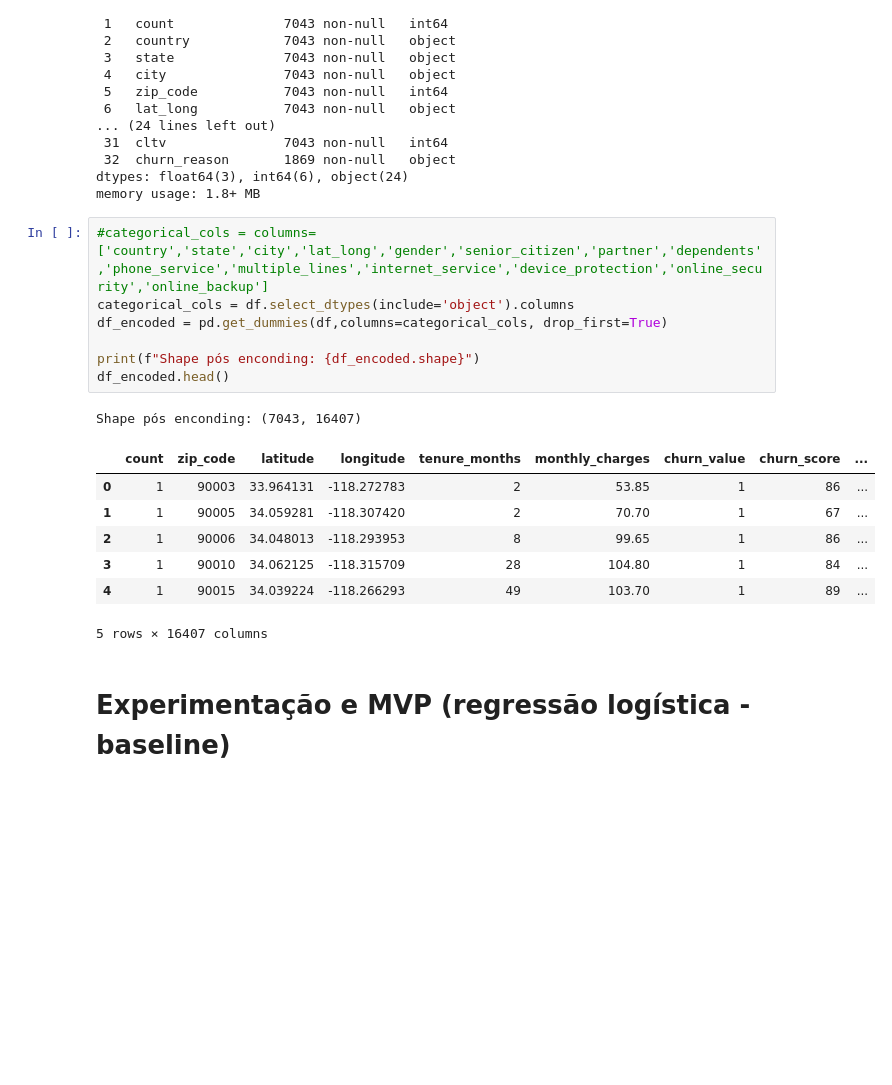
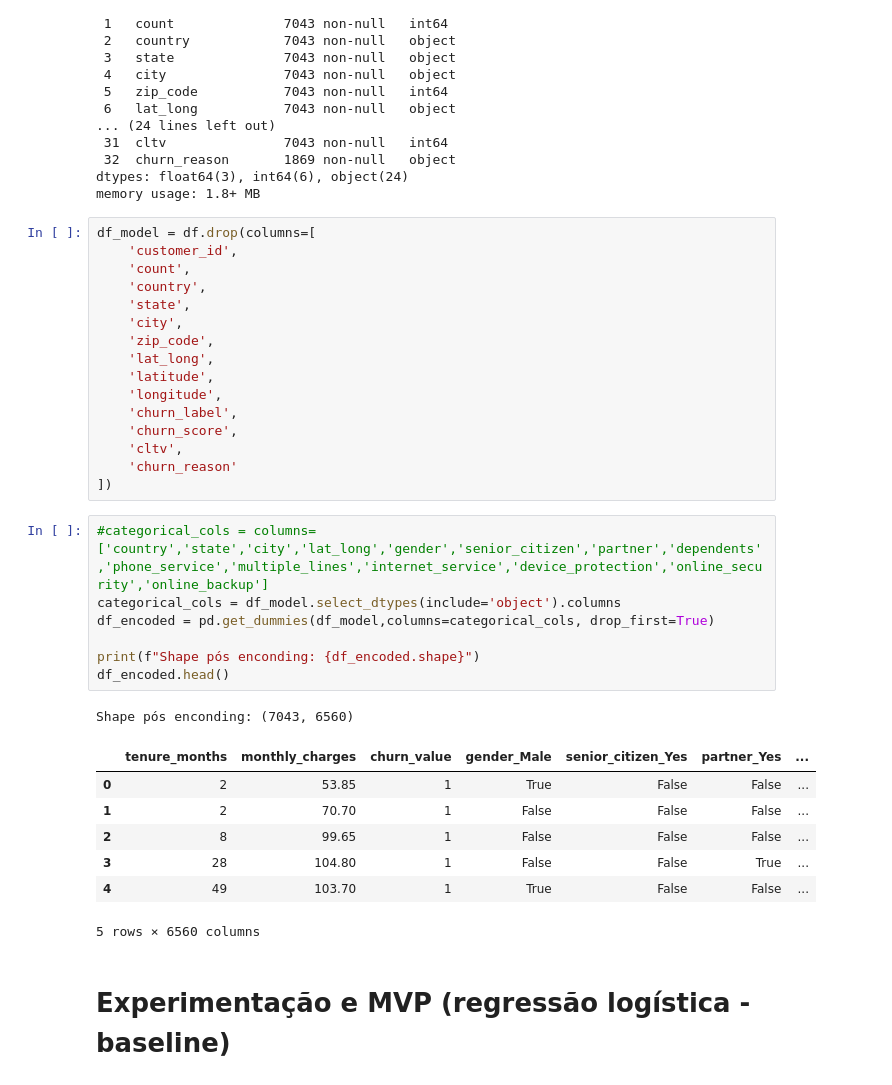
Before and after one commit to LaraGSilva/projeto-tech-challenge-churn, a Jupyter notebook: notebooks/modelo_baseline_regressao_logistica.ipynb, the cells around one changed output. Saved outputs shown, nothing was run; the diff lists cells and outputs as text; blank space fills up the shorter version.

```diff
--- a/notebooks/modelo_baseline_regressao_logistica.ipynb
+++ b/notebooks/modelo_baseline_regressao_logistica.ipynb
@@ -80,22 +80,38 @@ Data columns (total 33 columns):
  32  churn_reason       1869 non-null   object
 dtypes: float64(3), int64(6), object(24)
 memory usage: 1.8+ MB
+# %%
+df_model = df.drop(columns=[
+    'customer_id',
+    'count',
+    'country',
+    'state',
+    'city',
+    'zip_code',
+    'lat_long',
+    'latitude',
+    'longitude',
+    'churn_label',
+    'churn_score',
+    'cltv',
+    'churn_reason'
+])
 # %%
 #categorical_cols = columns=['country','state','city','lat_long','gender','senior_citizen','partner','dependents','phone_service','multiple_lines','internet_service','device_protection','online_security','online_backup']
-categorical_cols = df.select_dtypes(include='object').columns
-df_encoded = pd.get_dummies(df,columns=categorical_cols, drop_first=True)
+categorical_cols = df_model.select_dtypes(include='object').columns
+df_encoded = pd.get_dummies(df_model,columns=categorical_cols, drop_first=True)
 
 print(f"Shape pós enconding: {df_encoded.shape}")
 df_encoded.head()
 # %% [output]
-Shape pós enconding: (7043, 16407)
+Shape pós enconding: (7043, 6560)
-|  | count | zip_code | latitude | longitude | tenure_months | monthly_charges | churn_value | churn_score | ... |
-| 0 | 1 | 90003 | 33.964131 | -118.272783 | 2 | 53.85 | 1 | 86 | ... |
-| 1 | 1 | 90005 | 34.059281 | -118.307420 | 2 | 70.70 | 1 | 67 | ... |
-| 2 | 1 | 90006 | 34.048013 | -118.293953 | 8 | 99.65 | 1 | 86 | ... |
-| 3 | 1 | 90010 | 34.062125 | -118.315709 | 28 | 104.80 | 1 | 84 | ... |
-| 4 | 1 | 90015 | 34.039224 | -118.266293 | 49 | 103.70 | 1 | 89 | ... |
+|  | tenure_months | monthly_charges | churn_value | gender_Male | senior_citizen_Yes | partner_Yes | ... |
+| 0 | 2 | 53.85 | 1 | True | False | False | ... |
+| 1 | 2 | 70.70 | 1 | False | False | False | ... |
+| 2 | 8 | 99.65 | 1 | False | False | False | ... |
+| 3 | 28 | 104.80 | 1 | False | False | True | ... |
+| 4 | 49 | 103.70 | 1 | True | False | False | ... |
-5 rows × 16407 columns
+5 rows × 6560 columns
 # %% [markdown]
 # Experimentação e MVP (regressão logística - baseline)
 # %%
```
Also changed, not shown: parts of 6 cells of this notebook.
